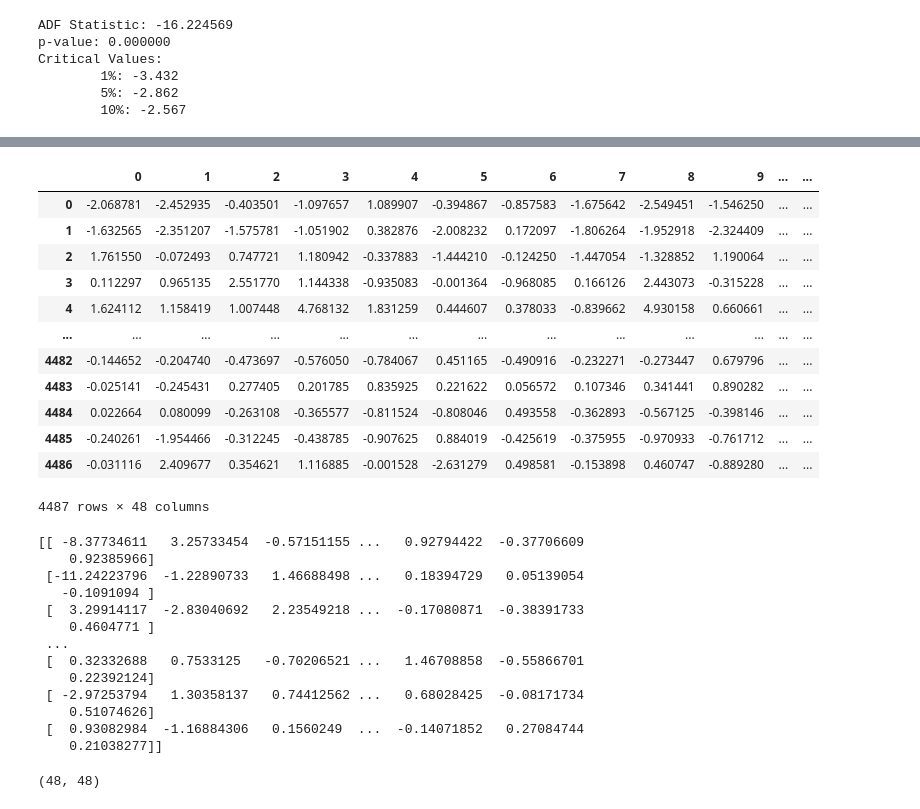
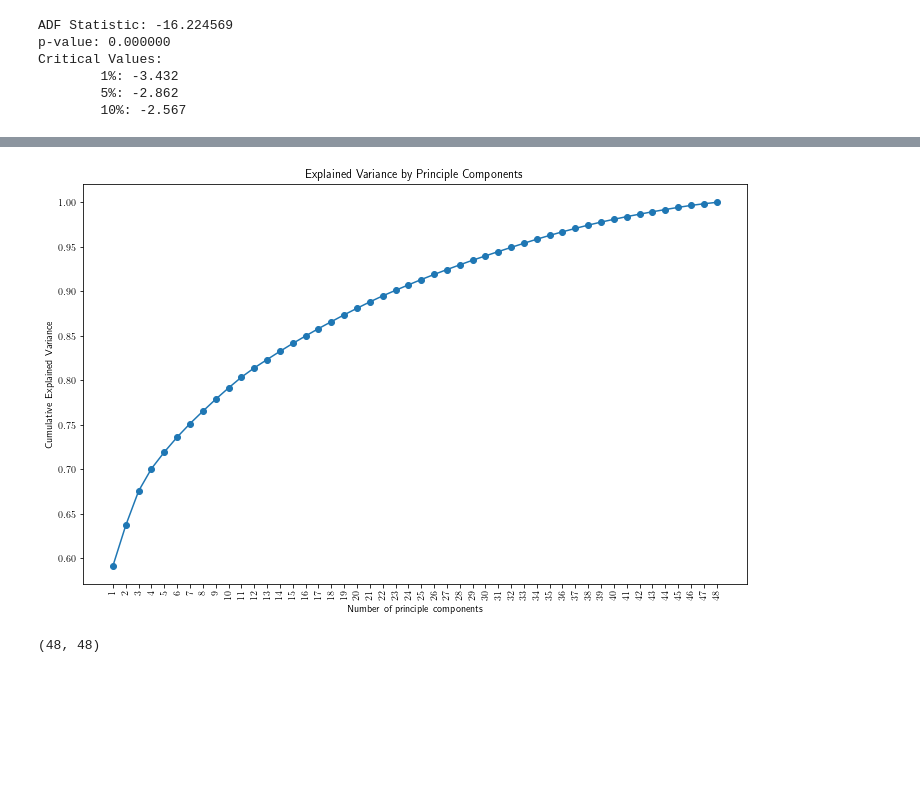
Before and after one commit to Ubaidhq/msc, a Jupyter notebook: COMP0050 - Machine Learning with applications in finance/CW2/Untitled.ipynb, the cells around one changed output, grey strips where cells are left out. Saved outputs shown, nothing was run; the diff lists cells and outputs as text; code cells hidden in the pictures; blank space fills up the shorter version.

```diff
--- a/COMP0050 - Machine Learning with applications in finance/CW2/Untitled.ipynb
+++ b/COMP0050 - Machine Learning with applications in finance/CW2/Untitled.ipynb
@@ -111,47 +56,21 @@ correlation.style.background_gradient(cmap='coolwarm')
 # %%
 scaler = StandardScaler()
 df_std = scaler.fit_transform(df)
-pd.DataFrame(df_std)
-# %% [output]
-|  | 0 | 1 | 2 | 3 | 4 | 5 | 6 | 7 | 8 | 9 | ... | ... |
-| 0 | -2.068781 | -2.452935 | -0.403501 | -1.097657 | 1.089907 | -0.394867 | -0.857583 | -1.675642 | -2.549451 | -1.546250 | ... | ... |
-| 1 | -1.632565 | -2.351207 | -1.575781 | -1.051902 | 0.382876 | -2.008232 | 0.172097 | -1.806264 | -1.952918 | -2.324409 | ... | ... |
-| 2 | 1.761550 | -0.072493 | 0.747721 | 1.180942 | -0.337883 | -1.444210 | -0.124250 | -1.447054 | -1.328852 | 1.190064 | ... | ... |
-| 3 | 0.112297 | 0.965135 | 2.551770 | 1.144338 | -0.935083 | -0.001364 | -0.968085 | 0.166126 | 2.443073 | -0.315228 | ... | ... |
-| 4 | 1.624112 | 1.158419 | 1.007448 | 4.768132 | 1.831259 | 0.444607 | 0.378033 | -0.839662 | 4.930158 | 0.660661 | ... | ... |
-| ... | ... | ... | ... | ... | ... | ... | ... | ... | ... | ... | ... | ... |
-| 4482 | -0.144652 | -0.204740 | -0.473697 | -0.576050 | -0.784067 | 0.451165 | -0.490916 | -0.232271 | -0.273447 | 0.679796 | ... | ... |
-| 4483 | -0.025141 | -0.245431 | 0.277405 | 0.201785 | 0.835925 | 0.221622 | 0.056572 | 0.107346 | 0.341441 | 0.890282 | ... | ... |
-| 4484 | 0.022664 | 0.080099 | -0.263108 | -0.365577 | -0.811524 | -0.808046 | 0.493558 | -0.362893 | -0.567125 | -0.398146 | ... | ... |
-| 4485 | -0.240261 | -1.954466 | -0.312245 | -0.438785 | -0.907625 | 0.884019 | -0.425619 | -0.375955 | -0.970933 | -0.761712 | ... | ... |
-| 4486 | -0.031116 | 2.409677 | 0.354621 | 1.116885 | -0.001528 | -2.631279 | 0.498581 | -0.153898 | 0.460747 | -0.889280 | ... | ... |
-4487 rows × 48 columns
 # %%
 pca = PCA(n_components=48)
 principalComponents = pca.fit_transform(df_std)
-print(principalComponents)
-# %% [output]
-[[ -8.37734611   3.25733454  -0.57151155 ...   0.92794422  -0.37706609
-    0.92385966]
- [-11.24223796  -1.22890733   1.46688498 ...   0.18394729   0.05139054
-   -0.1091094 ]
- [  3.29914117  -2.83040692   2.23549218 ...  -0.17080871  -0.38391733
-    0.4604771 ]
- ...
- [  0.32332688   0.7533125   -0.70206521 ...   1.46708858  -0.55866701
-    0.22392124]
- [ -2.97253794   1.30358137   0.74412562 ...   0.68028425  -0.08171734
-    0.51074626]
- [  0.93082984  -1.16884306   0.1560249  ...  -0.14071852   0.27084744
-    0.21038277]]
 # %%
-plt.figure(figsize = (10,8))
-plt.plot(range(1,49), pca.explained_variance_ratio_.cumsum(), marker='o')
+%matplotlib inline
+fig, ax = plt.subplots(figsize = set_size(width, fraction=2))
+ax.plot(range(1,49), pca.explained_variance_ratio_.cumsum(), marker='o')
 plt.xticks(range(1,49), rotation = 90 )
 plt.title('Explained Variance by Principle Components')
 plt.xlabel('Number of principle components')
 plt.ylabel('Cumulative Explained Variance')
 if savefig: plt.savefig("cumvariance.jpg")
+plt.show()
+# %% [output]
+[figure, added]
 # %%
 pca.components_.shape
 # %% [output]
```
Also changed, not shown: parts of 23 cells of this notebook, 5 other files.
